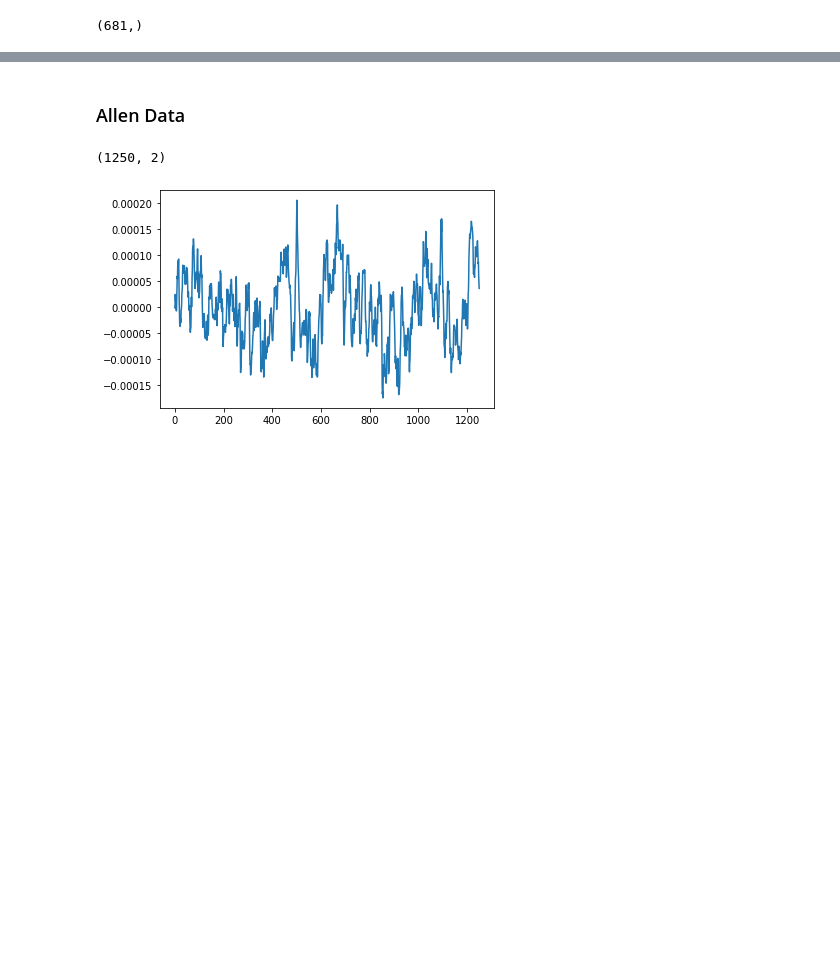
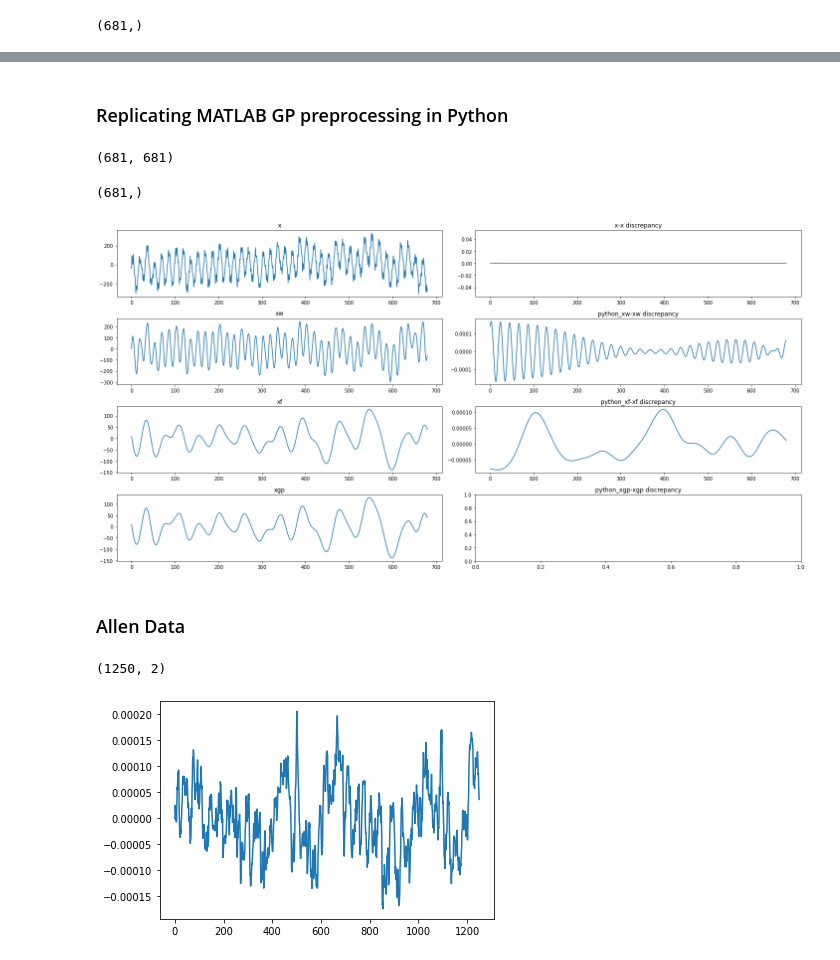
Before and after one commit to ikharitonov/allen-neuropixel-LFPs, a Jupyter notebook: generalised_phase.ipynb, the cells around one changed output, grey strips where cells are left out. Saved outputs shown, nothing was run; the diff lists cells and outputs as text; code cells hidden in the pictures; blank space fills up the shorter version.

Commit message:
consistency of scipy-matlab filtering

```diff
--- a/generalised_phase.ipynb
+++ b/generalised_phase.ipynb
@@ -93,3 +93,76 @@ plt.scatter(np.arange(filtered_data.shape[0]), filtered_data, c=c, cmap='hsv')
+# %% [markdown]
+### Replicating MATLAB GP preprocessing in Python
+# %%
+(python_xw-xw).shape
+# plt.plot(python_xw-xw)
+# %% [output]
+(681, 681)
+# %%
+python_xw.shape
+# %% [output]
+(681,)
+# %%
+order = 4
+Fs = 1250
+lp = 0
+
+# x = data[:,0]
+
+b, a = signal.butter(order, np.array([5, 200])/(Fs/2), btype='band') # 4th order Butterworth 5-200Hz bandpass filter. Fs/2 -> Nyquist frequency
+xw = signal.filtfilt(b, a, x[:,0], padtype = 'odd', padlen=3*(max(len(b),len(a))-1)) # padlen fix from https://dsp.stackexchange.com/a/47945
+
+b, a = signal.butter(order, np.array([58, 62])/(Fs/2), btype='stop')
+xw = signal.filtfilt(b, a, xw, padtype = 'odd', padlen=3*(max(len(b),len(a))-1))
+
+b, a = signal.butter(order, np.array([115, 125])/(Fs/2), btype='stop')
+python_xw = signal.filtfilt(b, a, xw, padtype = 'odd', padlen=3*(max(len(b),len(a))-1))
+
+
+
+b, a = signal.butter(order, np.array([5, 40])/(Fs/2), btype='band')
+python_xf = signal.filtfilt(b, a, x[:,0], padtype = 'odd', padlen=3*(max(len(b),len(a))-1))
+
+# savemat('python_xw.mat', {'xw': xw})
+# savemat('python_xf.mat', {'xf': xf})
+
+# xgp = generalized_phase_vector( xf, Fs, lp );
+
+
+# plt.figure(figsize=(10,5))
+# plt.plot(xw)
+# plt.plot(xf)
+
+x = loadmat(Path.home() / 'Desktop' / 'x.mat')['x']
+
+xw = loadmat(Path.home() / 'Desktop' / 'xw.mat')['xw']
+# python_xw = loadmat(Path.home() / 'Desktop' / 'python_xw.mat')['xw'].T
+xf = loadmat(Path.home() / 'Desktop' / 'xf.mat')['xf']
+# python_xf = loadmat(Path.home() / 'Desktop' / 'python_xf.mat')['xf'].T
+xgp = loadmat(Path.home() / 'Desktop' / 'xgp.mat')['xgp']
+python_xgp = loadmat(Path.home() / 'Desktop' / 'python_xgp.mat')['xgp']
+
+fig, axes = plt.subplots(nrows=4,ncols=2, figsize=(20,10))
+axes[0,0].plot(x)
+axes[0,0].set_title('x')
+axes[0,1].plot(x-x)
+axes[0,1].set_title('x-x discrepancy')
+axes[1,0].plot(xw)
+axes[1,0].set_title('xw')
+axes[1,1].plot(python_xw-xw[:,0])
+axes[1,1].set_title('python_xw-xw discrepancy')
+axes[2,0].plot(xf)
+axes[2,0].set_title('xf')
+axes[2,1].plot(python_xf-xf[:,0])
+axes[2,1].set_title('python_xf-xf discrepancy')
+axes[3,0].plot(xgp)
+axes[3,0].set_title('xgp')
+# axes[3,1].plot(python_xgp-xgp) # TO BE RECOMPUTED
+axes[3,1].set_title('python_xgp-xgp discrepancy')
+
+plt.tight_layout()
+plt.show()
+# %% [output]
+[figure, added]
 # %% [markdown]
 ### Allen Data
 # %%
```
Also changed, not shown: parts of 6 cells of this notebook.
